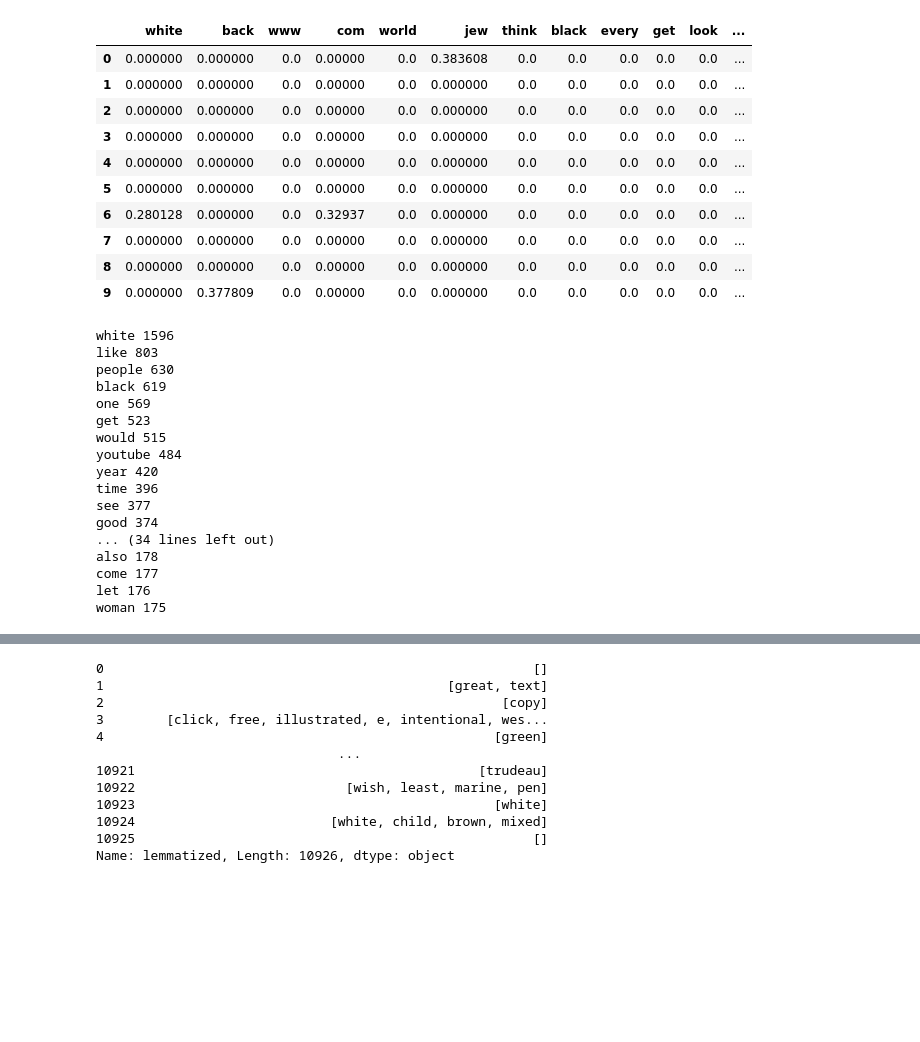
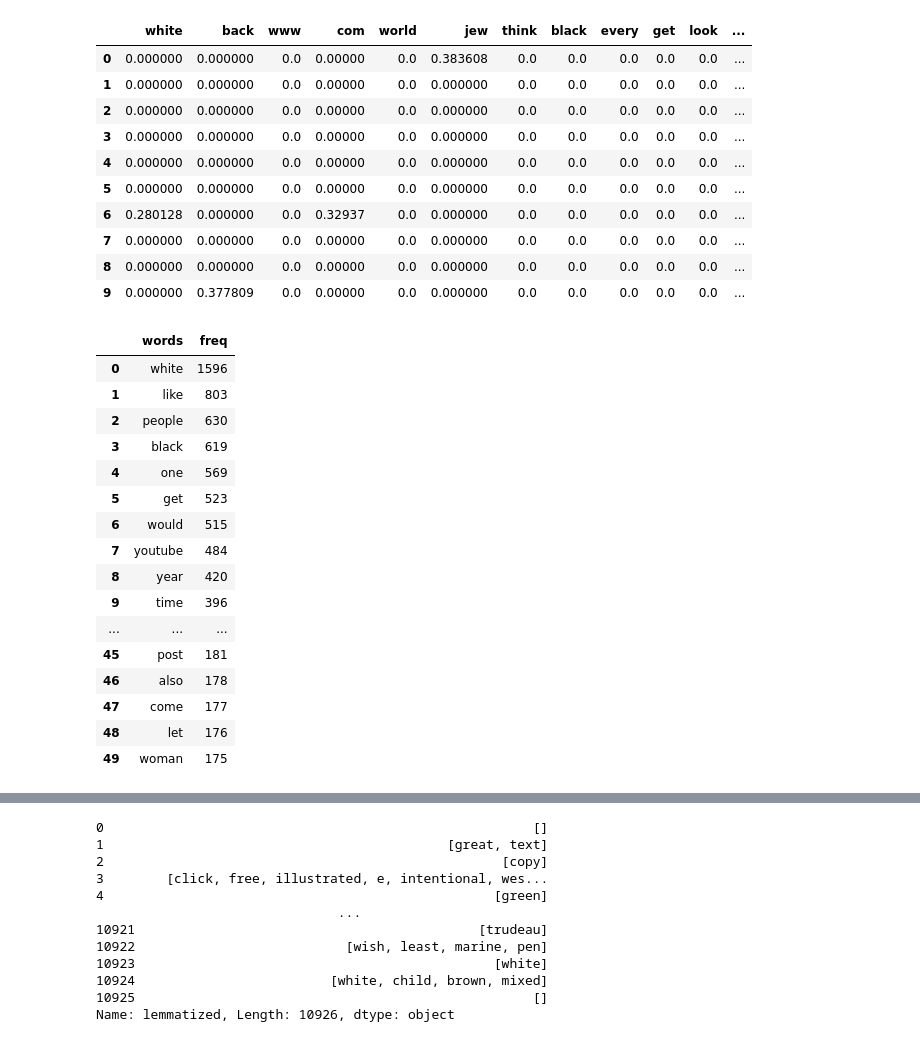
Before and after one commit to martinaviggiano/textsent_project, a Jupyter notebook: COME LO CHIAMO.ipynb, the cells around one changed output, grey strips where cells are left out. Saved outputs shown, nothing was run; the diff lists cells and outputs as text; code cells hidden in the pictures; blank space fills up the shorter version.

```diff
--- a/COME LO CHIAMO.ipynb
+++ b/COME LO CHIAMO.ipynb
@@ -247,23 +221,7 @@ def get_top_n_words(corpus, n=None):
     return words_freq[:n]
 # %%
 common_words = get_top_n_words(data['lemmatized'], 50)
+cmw = {}
 for word, freq in common_words:
-    print(word, freq)
+    #print(word, freq)
+    cmw[word] = freq
-# %% [output]
-white 1596
-like 803
-people 630
-black 619
-one 569
-get 523
-would 515
-youtube 484
-year 420
-time 396
-see 377
-good 374
-... (34 lines left out)
-also 178
-come 177
-let 176
-woman 175
@@ -269,0 +231,20 @@ woman 175
+# %%
+mcw
+# %% [output]
+|  | words | freq |
+| 0 | white | 1596 |
+| 1 | like | 803 |
+| 2 | people | 630 |
+| 3 | black | 619 |
+| 4 | one | 569 |
+| 5 | get | 523 |
+| 6 | would | 515 |
+| 7 | youtube | 484 |
+| 8 | year | 420 |
+| 9 | time | 396 |
+| ... | ... | ... |
+| 45 | post | 181 |
+| 46 | also | 178 |
+| 47 | come | 177 |
+| 48 | let | 176 |
+| 49 | woman | 175 |
```
Also changed, not shown: parts of 25 cells of this notebook.
